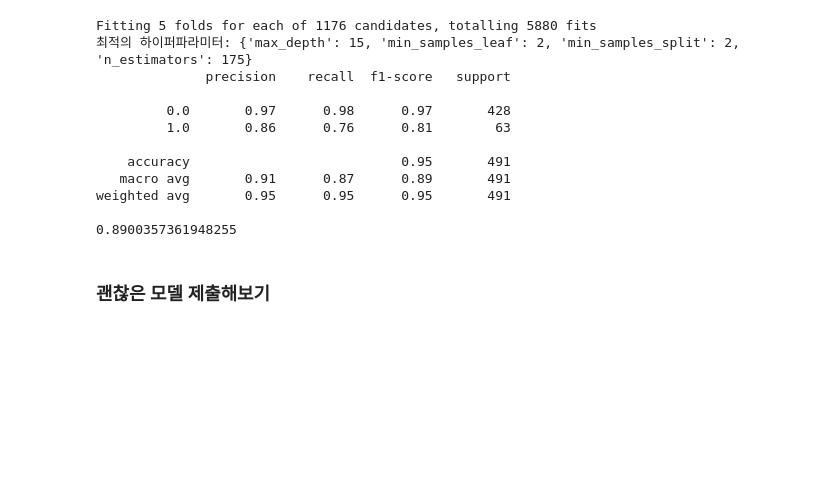
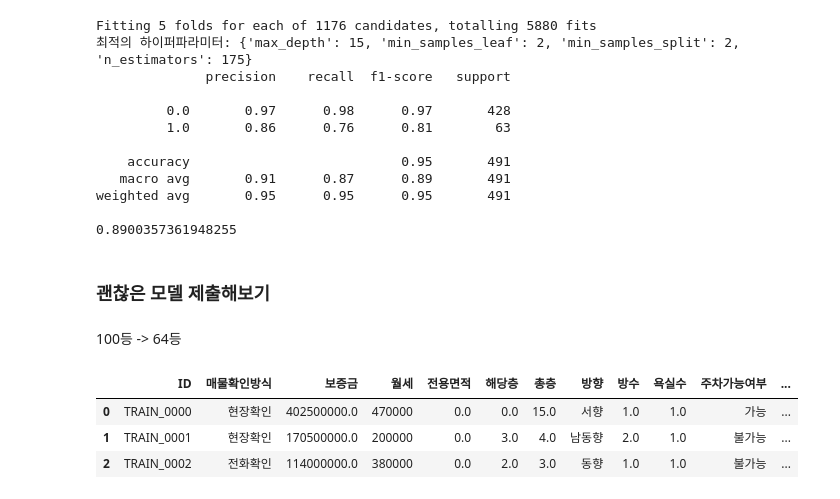
Before and after one commit to Salamamder/project_jericho, a Jupyter notebook: 전처리 전용.ipynb, the cells around one changed output. Drawn from its saved outputs; the diff is of its cells as text; code cells hidden in the pictures; blank space fills up the shorter version.

```diff
--- a/전처리 전용.ipynb
+++ b/전처리 전용.ipynb
@@ -177,3 +179,42 @@ print(트레인.shape, 테스트.shape)
+# %%
+mapping = {'북동향': 1,
+           '북서향': 3,
+           '남동향': 7,
+           '남향': 6,
+           '북향': 2,
+           '동향': 0,
+           '남서향': 5,
+           '서향': 4,
+          }
+
+full = pd.concat( [train, test], axis=0 )
+
+# 전처리 (전용면적, 해당층, 총층, 방수, 욕실수, 총주차대수)
+# 전처리 (전용면적, 해당층, 총층, 방수, 욕실수, 총주차대수)
+full[['전용면적','해당층','방수','욕실수','총주차대수']] = full[['전용면적','해당층','방수','욕실수','총주차대수']].fillna(0)
+full[['총층']] = full[['총층']].fillna(full['총층'].mean())
+
+# 설명변수 추가
+full['게재년'] = pd.to_datetime(full['게재일']).dt.year
+full['게재월'] = pd.to_datetime(full['게재일']).dt.month
+
+# 게재일 변환
+full['게재일'] = pd.to_datetime(full.게재일).apply(lambda x : x.timestamp())
+
+# 필요없는 데이터 삭제 (제공플랫폼, 게재일, ID)
+full_dropped = full.drop(['제공플랫폼','ID'], axis=1)
+
+
+
+# 인코딩
+encoder = LabelEncoder()
+cols = ['매물확인방식','주차가능여부','중개사무소']
+full_dropped[cols] = full_dropped[cols].apply(encoder.fit_transform)
+full_dropped['방향'] = full_dropped.방향.map(mapping)
+
+# 데이터 원복
+트레인 = full_dropped[:train.shape[0]]
+테스트 = full_dropped[train.shape[0]:].drop(['허위매물여부'], axis=1)
 # %% [markdown]
 ## 전처리 후 여기부터 시작
 # %%
@@ -291,3 +332,13 @@ imsi = best_model.predict(테스트)
 imsi = pd.DataFrame(imsi, columns=['허위매물여부'])
 answer = pd.concat([for_id[['ID']], imsi], axis=1)
 answer.to_csv('25012201.csv', index=False, encoding='utf-8-sig')
+# %% [markdown]
+100등 -> 64등
+# %%
+# 컬럼확인
+full.head(3)
+# %% [output]
+|  | ID | 매물확인방식 | 보증금 | 월세 | 전용면적 | 해당층 | 총층 | 방향 | 방수 | 욕실수 | 주차가능여부 | ... |
+| 0 | TRAIN_0000 | 현장확인 | 402500000.0 | 470000 | 0.0 | 0.0 | 15.0 | 서향 | 1.0 | 1.0 | 가능 | ... |
+| 1 | TRAIN_0001 | 현장확인 | 170500000.0 | 200000 | 0.0 | 3.0 | 4.0 | 남동향 | 2.0 | 1.0 | 불가능 | ... |
+| 2 | TRAIN_0002 | 전화확인 | 114000000.0 | 380000 | 0.0 | 2.0 | 3.0 | 동향 | 1.0 | 1.0 | 불가능 | ... |
```
Also changed, not shown: parts of 4 cells of this notebook.
